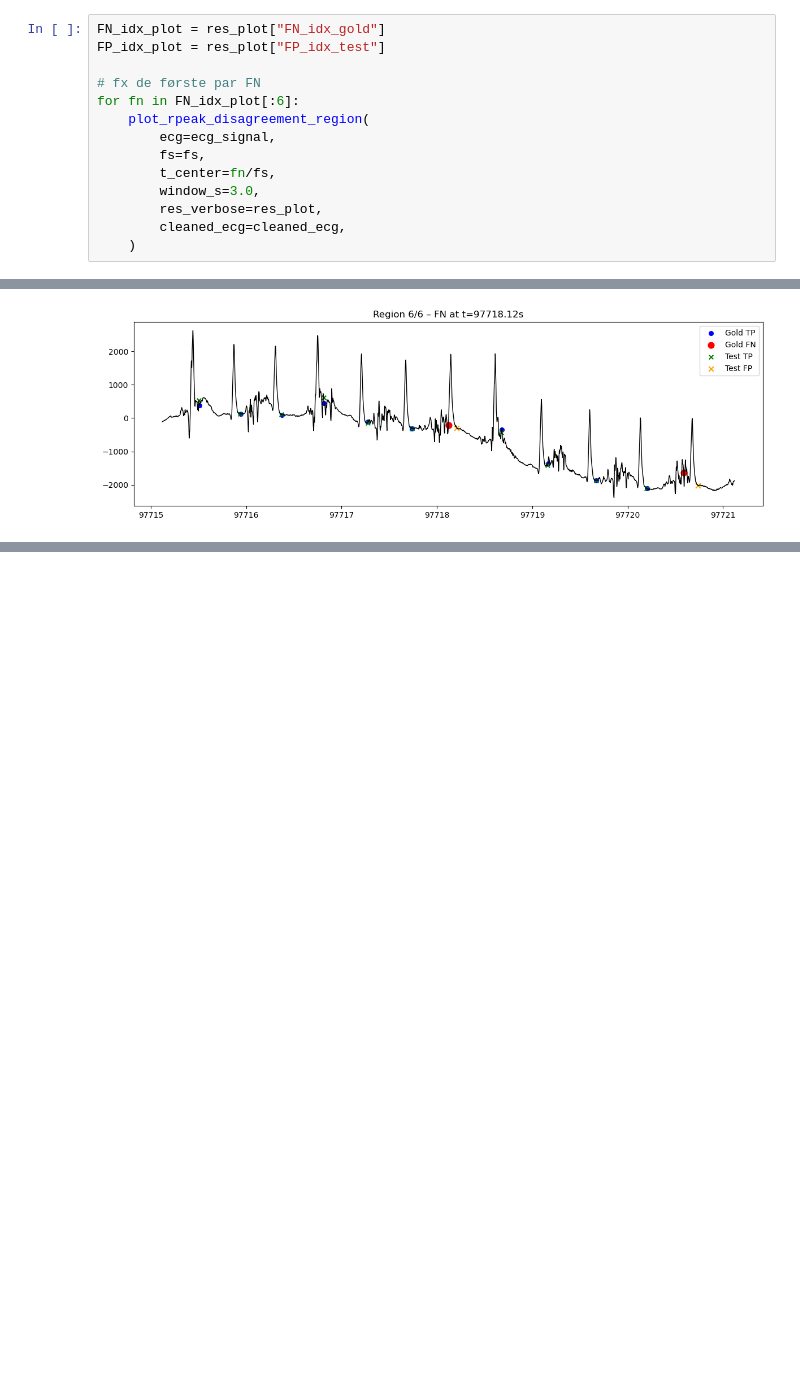
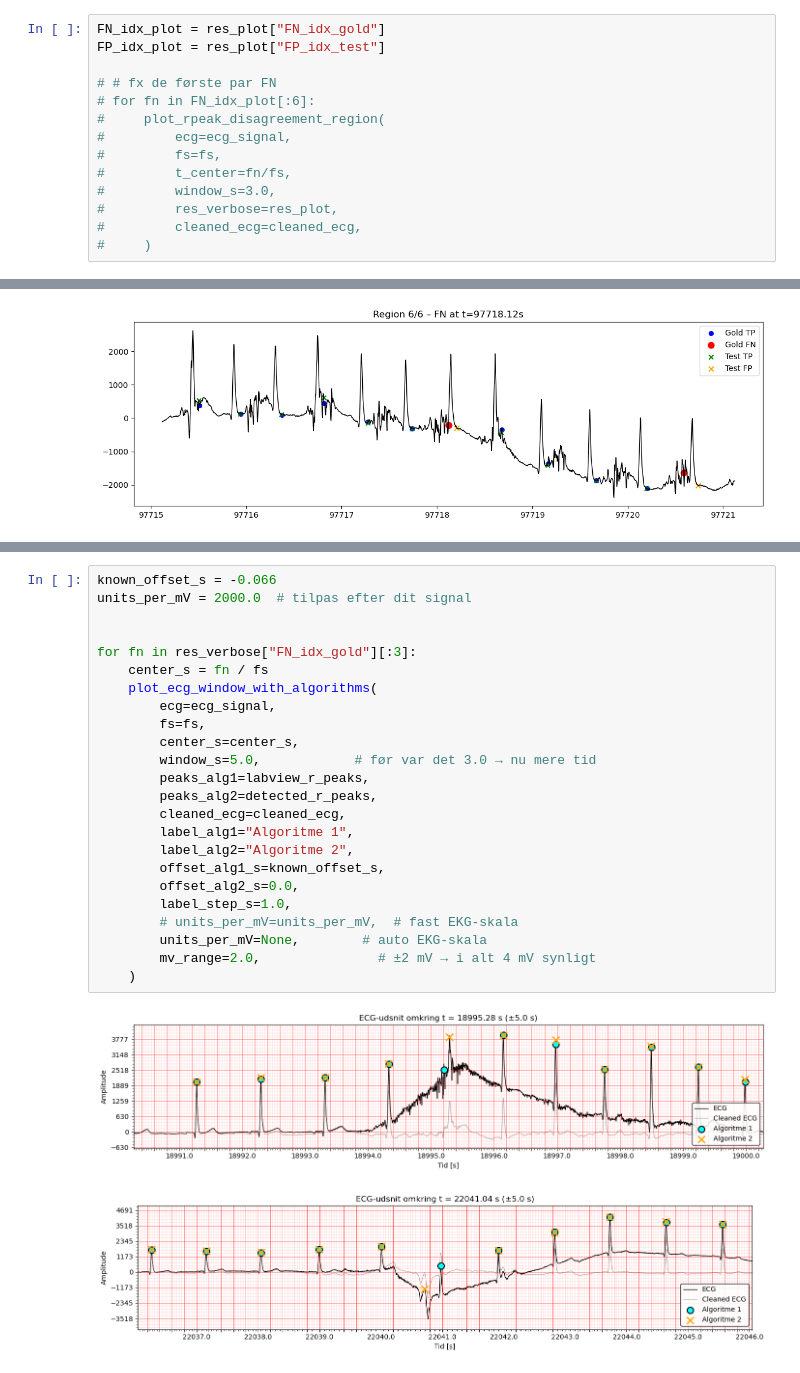
Before and after one commit to AU668208/Epilepsy_MasterThesis, a Jupyter notebook: RPeak-Comparison.ipynb, the cells around one changed output, grey strips where cells are left out. Drawn from its saved outputs; the diff is of its cells as text; blank space fills up the shorter version.

```diff
--- a/RPeak-Comparison.ipynb
+++ b/RPeak-Comparison.ipynb
@@ -231,13 +232,13 @@ plot_match_regions(
 FN_idx_plot = res_plot["FN_idx_gold"]
 FP_idx_plot = res_plot["FP_idx_test"]
 
-# fx de første par FN
-for fn in FN_idx_plot[:6]:
-    plot_rpeak_disagreement_region(
-        ecg=ecg_signal,
-        fs=fs,
-        t_center=fn/fs,
-        window_s=3.0,
-        res_verbose=res_plot,
-        cleaned_ecg=cleaned_ecg,
-    )
+# # fx de første par FN
+# for fn in FN_idx_plot[:6]:
+#     plot_rpeak_disagreement_region(
+#         ecg=ecg_signal,
+#         fs=fs,
+#         t_center=fn/fs,
+#         window_s=3.0,
+#         res_verbose=res_plot,
+#         cleaned_ecg=cleaned_ecg,
+#     )
@@ -296,0 +323,27 @@ NameError: name 'res_plot' is not defined
+# %%
+known_offset_s = -0.066
+units_per_mV = 2000.0  # tilpas efter dit signal
+
+
+for fn in res_verbose["FN_idx_gold"][:3]:
+    center_s = fn / fs
+    plot_ecg_window_with_algorithms(
+        ecg=ecg_signal,
+        fs=fs,
+        center_s=center_s,
+        window_s=5.0,            # før var det 3.0 → nu mere tid
+        peaks_alg1=labview_r_peaks,
+        peaks_alg2=detected_r_peaks,
+        cleaned_ecg=cleaned_ecg,
+        label_alg1="Algoritme 1",
+        label_alg2="Algoritme 2",
+        offset_alg1_s=known_offset_s,
+        offset_alg2_s=0.0,
+        label_step_s=1.0,
+        # units_per_mV=units_per_mV,  # fast EKG-skala
+        units_per_mV=None,        # auto EKG-skala
+        mv_range=2.0,               # ±2 mV → i alt 4 mV synligt
+    )
+# %% [output]
+[figure, added]
+[figure, added]
```
Also changed, not shown: parts of 11 cells of this notebook, 3 other files.
